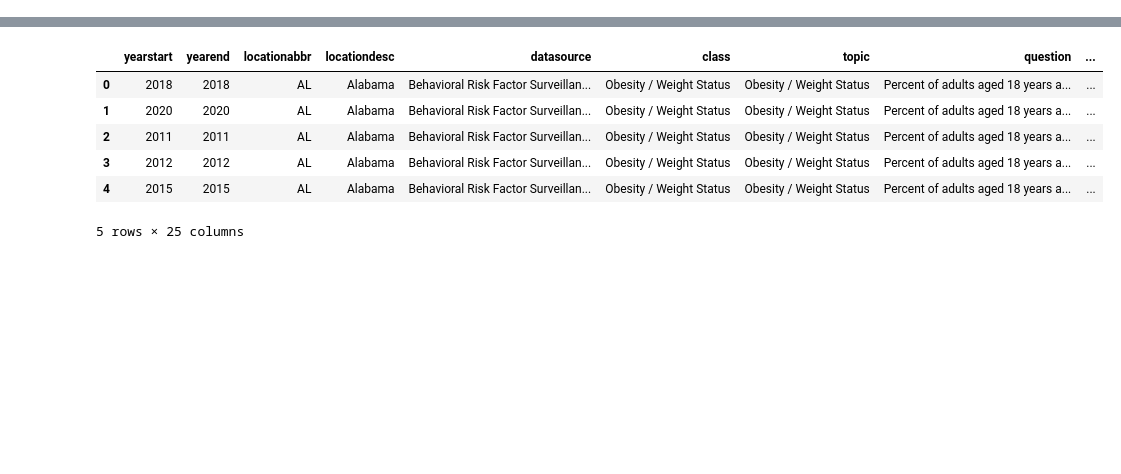
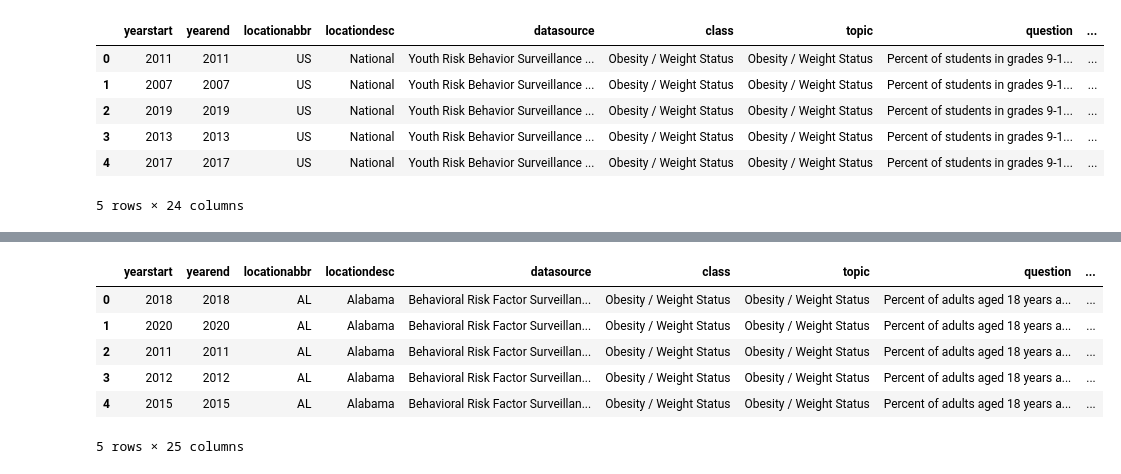
Before and after one commit to hthelander/Project-1, a Jupyter notebook: API_Obesity_dfs.ipynb, the cells around one changed output, grey strips where cells are left out. Saved outputs shown, nothing was run; the diff lists cells and outputs as text; code cells hidden in the pictures; blank space fills up the shorter version.

```diff
--- a/API_Obesity_dfs.ipynb
+++ b/API_Obesity_dfs.ipynb
@@ -283,0 +312,13 @@ youth_obesity_summary.to_csv("Resources/youth_obesity_summary.csv")
+# %%
+# pull national values
+total = "stratification1=Total"
+y_obesity_df = pd.DataFrame(requests.get(y_url + total + Q038 + "&locationabbr=US" ).json())
+y_obesity_df.head()
+# %% [output]
+|  | yearstart | yearend | locationabbr | locationdesc | datasource | class | topic | question | ... |
+| 0 | 2011 | 2011 | US | National | Youth Risk Behavior Surveillance ... | Obesity / Weight Status | Obesity / Weight Status | Percent of students in grades 9-1... | ... |
+| 1 | 2007 | 2007 | US | National | Youth Risk Behavior Surveillance ... | Obesity / Weight Status | Obesity / Weight Status | Percent of students in grades 9-1... | ... |
+| 2 | 2019 | 2019 | US | National | Youth Risk Behavior Surveillance ... | Obesity / Weight Status | Obesity / Weight Status | Percent of students in grades 9-1... | ... |
+| 3 | 2013 | 2013 | US | National | Youth Risk Behavior Surveillance ... | Obesity / Weight Status | Obesity / Weight Status | Percent of students in grades 9-1... | ... |
+| 4 | 2017 | 2017 | US | National | Youth Risk Behavior Surveillance ... | Obesity / Weight Status | Obesity / Weight Status | Percent of students in grades 9-1... | ... |
+5 rows × 24 columns
```
Also changed, not shown: parts of 54 cells of this notebook, 5 other files.
